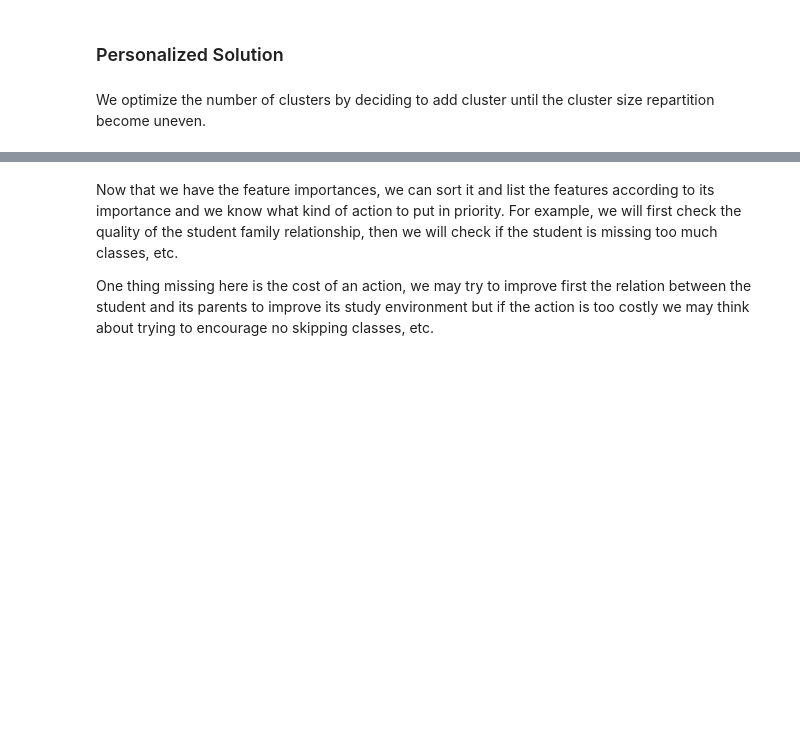
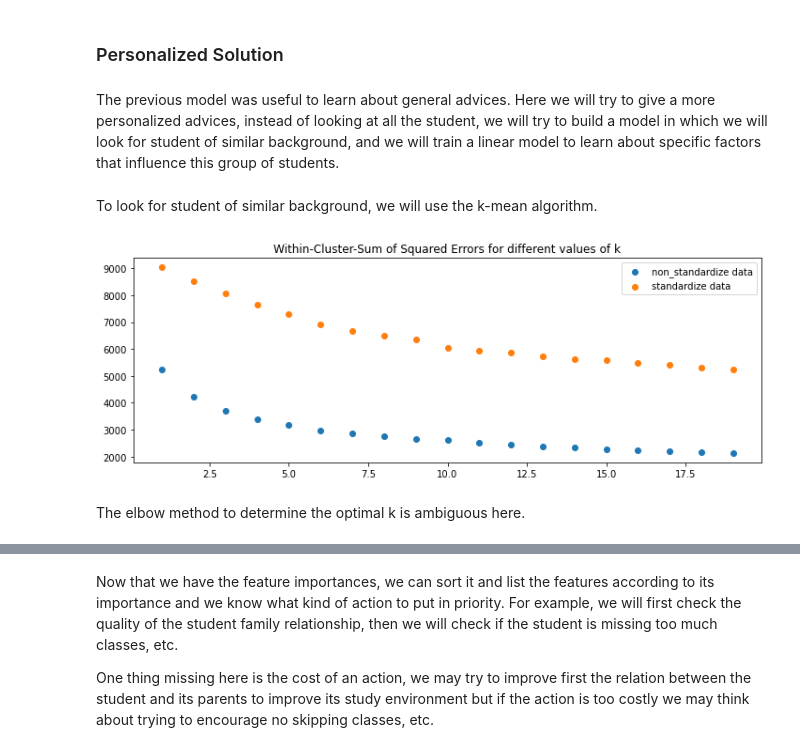
Before and after one commit to songmaxime/student_performance_advisor, a Jupyter notebook: student_performance_advice.ipynb, the cells around one changed output, grey strips where cells are left out. Cells and saved outputs as stored; diff of their text form; code cells hidden in the pictures; blank space fills up the shorter version.

```diff
--- a/student_performance_advice.ipynb
+++ b/student_performance_advice.ipynb
@@ -215,9 +288,30 @@ RandomForest trained on all available data is unable to explain well from the no
 # %% [markdown]
 ### Personalized Solution
-# %%
-from sklearn.cluster import KMeans
-
-X_background_array = X_background_numeric.to_numpy()
-kmeans = KMeans(n_clusters=17, random_state=0).fit(X_background_array)
-# %% [markdown]
-We optimize the number of clusters by deciding to add cluster until the cluster size repartition become uneven.
+# %% [markdown]
+The previous model was useful to learn about general advices. Here we will try to give a more personalized advices, instead of looking at all the student, we will try to build a model in which we will look for student of similar background, and we will train a linear model to learn about specific factors that influence this group of students.
+# %% [markdown]
+To look for student of similar background, we will use the k-mean algorithm.
+# %%
+def calculate_WSS(points, kmax):
+  sse = []
+  for k in range(2, kmax+1):
+    kmeans = KMeans(n_clusters = k).fit(points)
+    sse.append(kmeans.inertia_)
+  return sse
+
+X_background_array = X_background_numeric.to_numpy()
+X_background_standardize = StandardScaler().fit_transform(X_background_array)
+
+sse = calculate_WSS(X_background_array, 20)
+sse2 = calculate_WSS(X_background_standardize, 20)
+# %%
+plt.figure(figsize=(12,4))
+plt.scatter(range(1,len(sse)+1), sse, label="non_standardize data")
+plt.scatter(range(1,len(sse2)+1), sse2, label="standardize data")
+plt.legend()
+plt.title('Within-Cluster-Sum of Squared Errors for different values of k')
+plt.show()
+# %% [output]
+[figure, added]
+# %% [markdown]
+The elbow method to determine the optimal k is ambiguous here.
```
Also changed, not shown: parts of 33 cells of this notebook.
